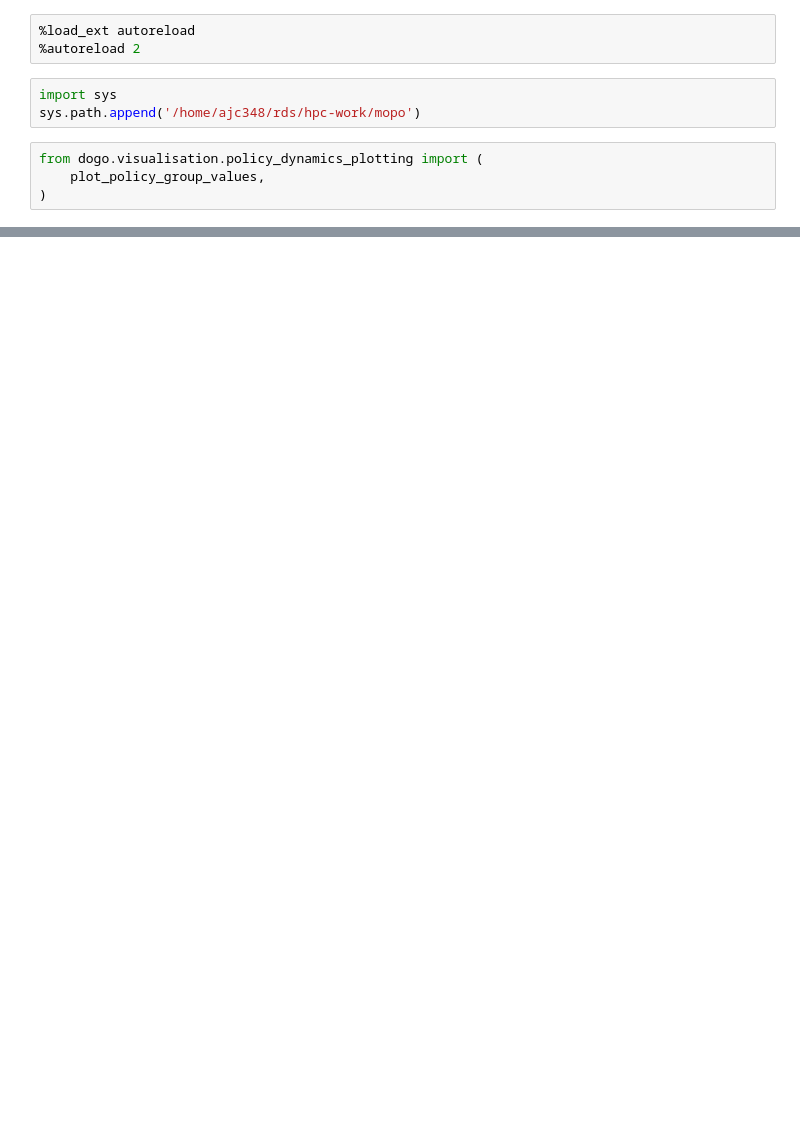
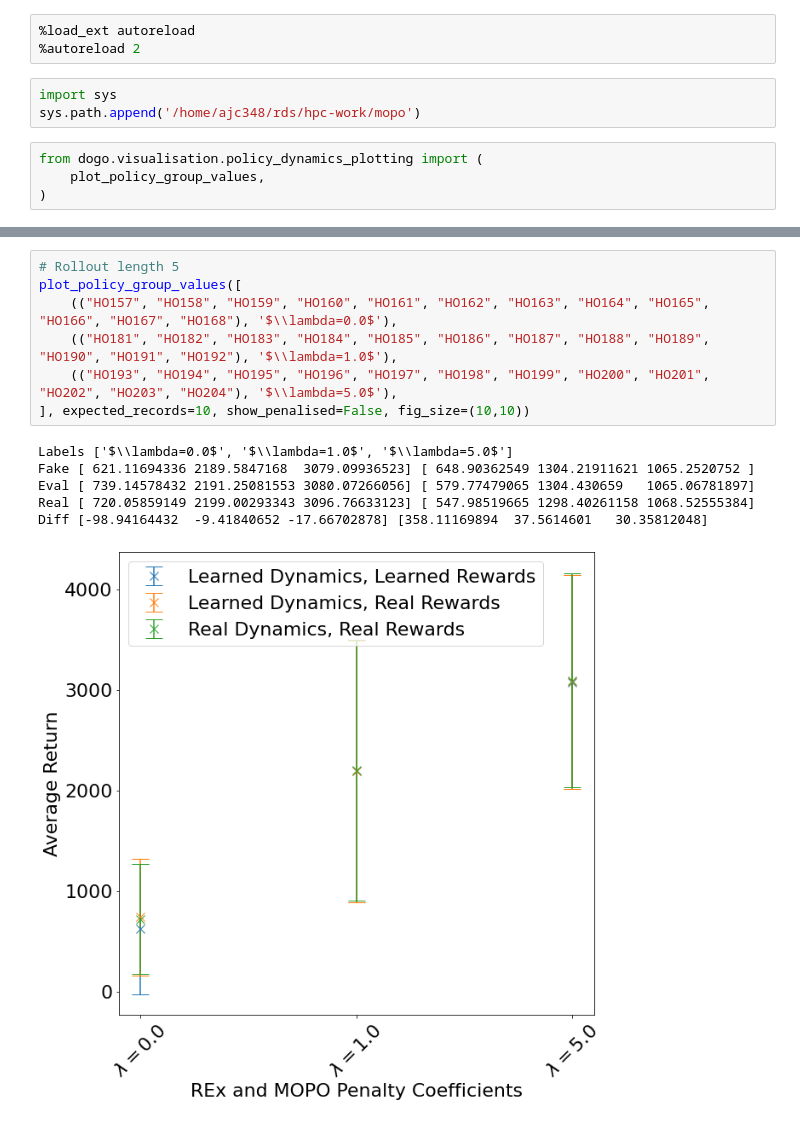
Before and after one commit to thatscotdatasci/mopo, a Jupyter notebook: jupyter/hopper/policy_dynamics_analysis_mixed_rt_5.ipynb, the cells around one changed output, grey strips where cells are left out. Cells and saved outputs as stored; diff of their text form; blank space fills up the shorter version.

```diff
--- a/jupyter/hopper/policy_dynamics_analysis_mixed_rt_5.ipynb
+++ b/jupyter/hopper/policy_dynamics_analysis_mixed_rt_5.ipynb
@@ -43,4 +45,18 @@ Real [1161.54673999  672.1663383   609.26300514  437.25828254 2838.20761097
 [figure]
+# %%
+# Rollout length 5
+plot_policy_group_values([
+    (("HO157", "HO158", "HO159", "HO160", "HO161", "HO162", "HO163", "HO164", "HO165", "HO166", "HO167", "HO168"), '$\\lambda=0.0$'),
+    (("HO181", "HO182", "HO183", "HO184", "HO185", "HO186", "HO187", "HO188", "HO189", "HO190", "HO191", "HO192"), '$\\lambda=1.0$'),
+    (("HO193", "HO194", "HO195", "HO196", "HO197", "HO198", "HO199", "HO200", "HO201", "HO202", "HO203", "HO204"), '$\\lambda=5.0$'),
+], expected_records=10, show_penalised=False, fig_size=(10,10))
+# %% [output]
+Labels ['$\\lambda=0.0$', '$\\lambda=1.0$', '$\\lambda=5.0$']
+Fake [ 621.11694336 2189.5847168  3079.09936523] [ 648.90362549 1304.21911621 1065.2520752 ]
+Eval [ 739.14578432 2191.25081553 3080.07266056] [ 579.77479065 1304.430659   1065.06781897]
+Real [ 720.05859149 2199.00293343 3096.76633123] [ 547.98519665 1298.40261158 1068.52555384]
+Diff [-98.94164432  -9.41840652 -17.66702878] [358.11169894  37.5614601   30.35812048]
+[figure, added]
 # %%
 # Rollout length 10
 plot_policy_group_values([
```
Also changed, not shown: parts of 3 cells of this notebook, 17 other files.
